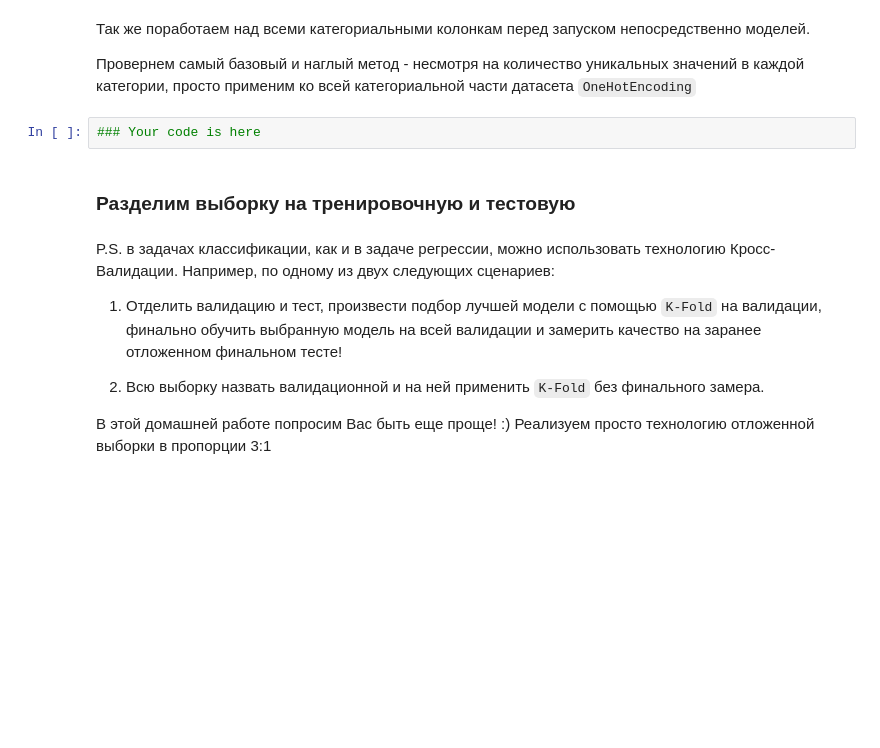
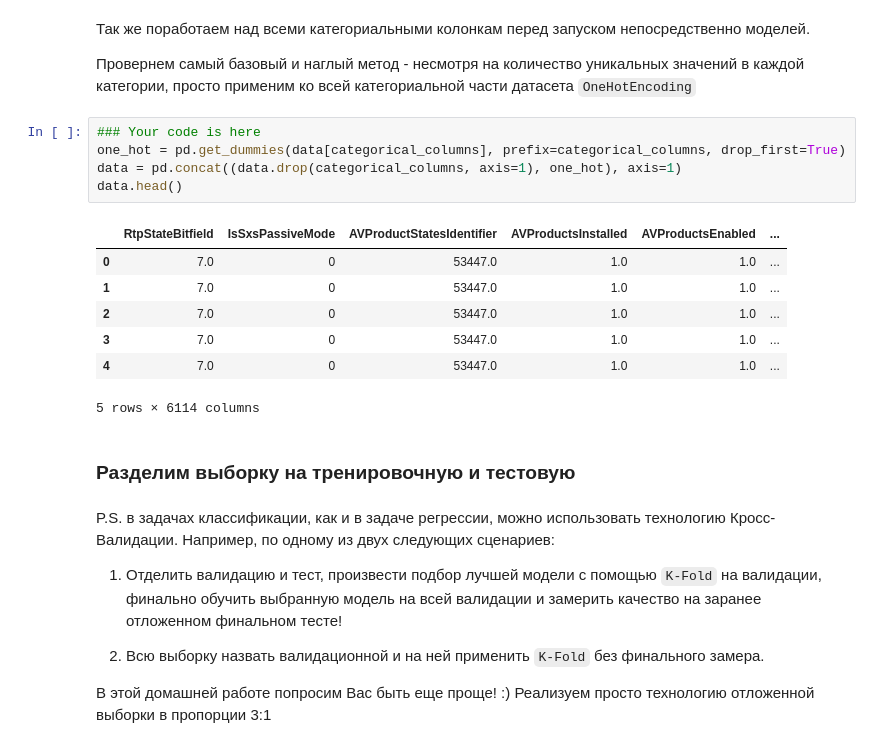
Before and after one commit to Dmitrysw/ML, a Jupyter notebook: lesson_10/HW_10_.ipynb, the cells around one changed output. Saved outputs shown, nothing was run; the diff lists cells and outputs as text; blank space fills up the shorter version.

```diff
--- a/lesson_10/HW_10_.ipynb
+++ b/lesson_10/HW_10_.ipynb
@@ -77,8 +116,19 @@ data_2 = data.copy()
 Так же поработаем над всеми категориальными колонкам перед запуском непосредственно моделей.
 
 Провернем самый базовый и наглый метод - несмотря на количество уникальных значений в каждой категории, просто применим ко всей категориальной части датасета `OneHotEncoding`
-# %%
-### Your code is here
+# %%
+### Your code is here
+one_hot = pd.get_dummies(data[categorical_columns], prefix=categorical_columns, drop_first=True)
+data = pd.concat((data.drop(categorical_columns, axis=1), one_hot), axis=1)
+data.head()
+# %% [output]
+|  | RtpStateBitfield | IsSxsPassiveMode | AVProductStatesIdentifier | AVProductsInstalled | AVProductsEnabled | ... |
+| 0 | 7.0 | 0 | 53447.0 | 1.0 | 1.0 | ... |
+| 1 | 7.0 | 0 | 53447.0 | 1.0 | 1.0 | ... |
+| 2 | 7.0 | 0 | 53447.0 | 1.0 | 1.0 | ... |
+| 3 | 7.0 | 0 | 53447.0 | 1.0 | 1.0 | ... |
+| 4 | 7.0 | 0 | 53447.0 | 1.0 | 1.0 | ... |
+5 rows × 6114 columns
 # %% [markdown]
 ###  Разделим выборку на тренировочную и тестовую
 # %% [markdown]
```
Also changed, not shown: parts of 20 cells of this notebook.
